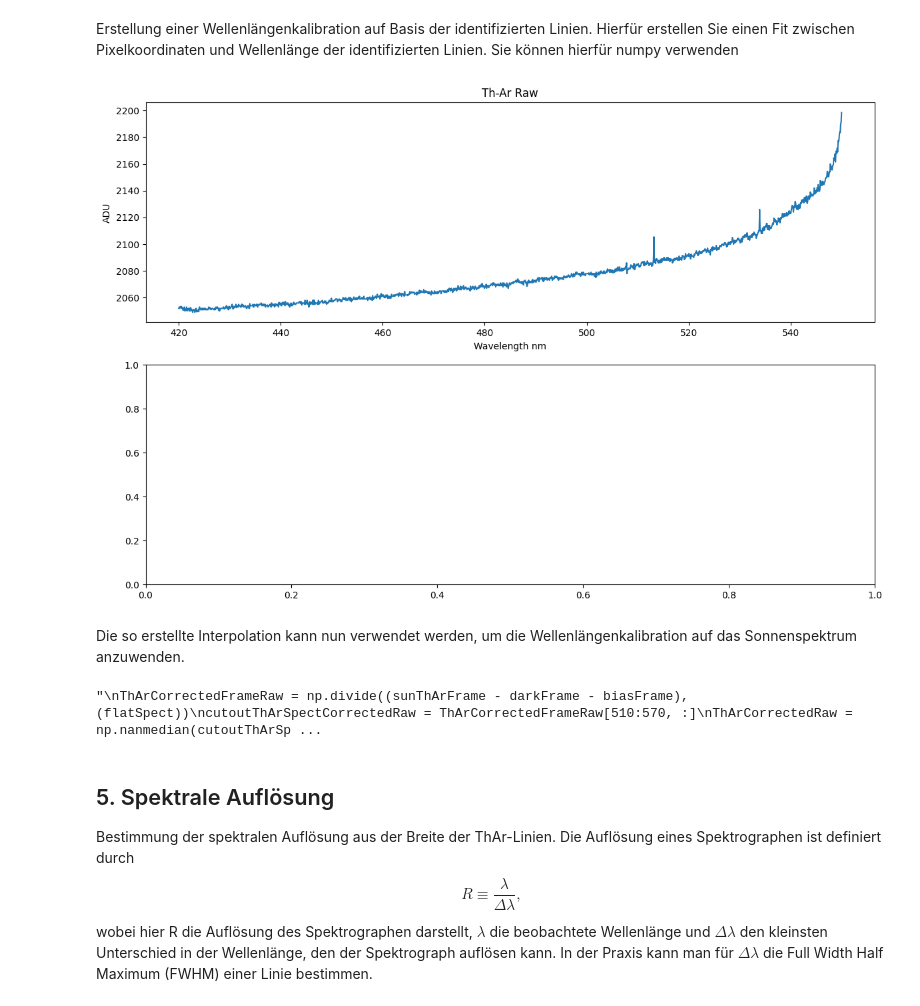
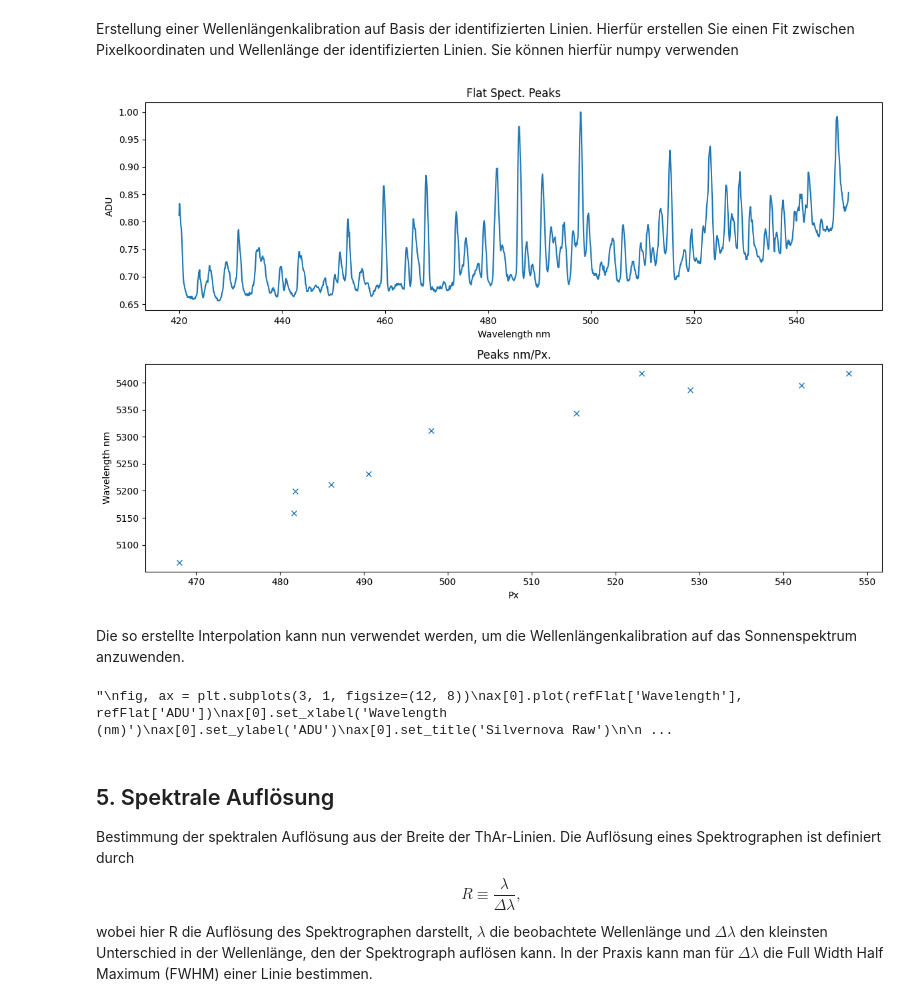
Before and after one commit to B0whunt3r21/AstroPrak, a Jupyter notebook: SolarSpectrum/Auswertungshilfe.ipynb, the cells around one changed output. Cells and saved outputs as stored; diff of their text form; code cells hidden in the pictures.

```diff
--- a/SolarSpectrum/Auswertungshilfe.ipynb
+++ b/SolarSpectrum/Auswertungshilfe.ipynb
@@ -97,16 +98,21 @@ cutoutFilter_I = Filters['Filter'][1][780:990, 350:410]
 filterI = np.nanmedian(cutoutFilter_I, axis=0)
 
 #Cutout Spectra
-cutoutSunSpect = sunThArFrame[350:410, :]
+cutoutSunSpect = sunThArFrame[420:550, :]
 sunSpect = np.nanmedian(cutoutSunSpect, axis=0)
-cutoutThArSpect = sunThArFrame[510:570, :]
+cutoutThArSpect = sunThArFrame[600:670, :]
 ThArSpect = np.nanmedian(cutoutThArSpect, axis=0)
-cutoutFlatSpect = flatFrame[350:410, :]
+cutoutFlatSpect = flatFrame[420:550, :]
 flatSpect = np.nanmedian(cutoutFlatSpect, axis=0)
 
 
 '''# Speichern als FITS-Tabelle
-from astropy.table import Table
-table = Table(data=[np.arange(len(spectrum_flat)), spectrum_flat], names=["Pixel", "Flux (ADU)"])
-table.write("/path/to/table.fits")'''
+table = Table(data=[np.arange(len(biasFrame)), biasFrame], names=["Pixel", "Flux (ADU)"])
+table.write(ROOT+PATH+"biasStack.fits")
+table = Table(data=[np.arange(len(darkFrame)), darkFrame], names=["Pixel", "Flux (ADU)"])
+table.write(ROOT+PATH+"darkStack.fits")
+table = Table(data=[np.arange(len(flatFrame)), flatFrame], names=["Pixel", "Flux (ADU)"])
+table.write(ROOT+PATH+"flatStack.fits")
+table = Table(data=[np.arange(len(sunThArFrame)), sunThArFrame], names=["Pixel", "Flux (ADU)"])
+table.write(ROOT+PATH+"sunThArStack.fits")'''
 # %% [output]
@@ -159,26 +156,41 @@ Erstellung einer Wellenlängenkalibration auf Basis der identifizierten Linien.
 # %%
 # Fit zwischen Pixel und Wellenlänge mittels Polynom 2. Ordnung
 
-peaks, props = find_peaks(ThArSpect, prominence=(None, 1))
+peaks, props = find_peaks(flatSpectNorm, height=(0.87, 1))
 
 #coeff = np.polynomial.Polynomial.fit(pixel, wavelength, 2)
 
 fig, ax = plt.subplots(2, 1, figsize=(12, 8))
-ax[0].plot(xAxis, ThArSpect)
-#ax[0].plot(peaks, ThArSpect[peaks], marker='x')
+ax[0].plot(xAxis, flatSpectNorm)
+#ax[0].plot(peaks, flatSpectNorm[peaks], marker='x', linestyle='')
 ax[0].set_xlabel('Wavelength nm')
 ax[0].set_ylabel('ADU')
-ax[0].set_title('Th-Ar Raw')
+ax[0].set_title('Flat Spect. Peaks')
 
-'''ax[1].plot(xAxis, xAxis[peaks])
-ax[1].set_xlabel('Wavelength nm')
-ax[1].set_ylabel('ADU')
-ax[1].set_title('Peaks')
-'''
+
+nmData = [
+    5067.9736
+    ,5158.6040
+    ,5199.1636
+    ,5211.2305
+    ,5231.1597
+    ,5312.0020
+    ,5343.5811
+    ,5417.4858
+    ,5386.6108
+    ,5394.7607
+    ,5417.4858
+]
+
+ax[1].plot(xAxis[peaks], nmData, marker='x', linestyle='')
+ax[1].set_xlabel('Px')
+ax[1].set_ylabel('Wavelength nm')
+ax[1].set_title('Peaks nm/Px.')
+
 plt.tight_layout()
 plt.show()
 # %% [output]
-[figure, old version]
+[figure, new version]
 # %% [markdown]
 Die so erstellte Interpolation kann nun verwendet werden, um die Wellenlängenkalibration auf das Sonnenspektrum anzuwenden.
 # %%
@@ -210,8 +222,29 @@ ax[2].set_title('Th-Ar Corrected')
 
 plt.tight_layout()
 plt.show()'''
+
+'''
+fig, ax = plt.subplots(3, 1, figsize=(12, 8))
+ax[0].plot(refFlat['Wavelength'], refFlat['ADU'])
+ax[0].set_xlabel('Wavelength (nm)')
+ax[0].set_ylabel('ADU')
+ax[0].set_title('Silvernova Raw')
+
+ax[1].plot(xAxis, flatSpect)
+ax[1].set_xlabel('Wavelength (nm)')
+ax[1].set_ylabel('ADU')
+ax[1].set_title('Flat Raw')
+
+ax[2].plot(xAxis, flatCorrected)
+ax[2].set_xlabel('Wavelength (nm)')
+ax[2].set_ylabel('ADU')
+ax[2].set_title('Flat Corrected')
+
+plt.tight_layout()
+plt.show()
+'''
 # %% [output]
-"\nThArCorrectedFrameRaw = np.divide((sunThArFrame - darkFrame - biasFrame), (flatSpect))\ncutoutThArSpectCorrectedRaw = ThArCorrectedFrameRaw[510:570, :]\nThArCorrectedRaw = np.nanmedian(cutoutThArSp ...
+"\nfig, ax = plt.subplots(3, 1, figsize=(12, 8))\nax[0].plot(refFlat['Wavelength'], refFlat['ADU'])\nax[0].set_xlabel('Wavelength (nm)')\nax[0].set_ylabel('ADU')\nax[0].set_title('Silvernova Raw')\n\n ...
 # %% [markdown]
 ## 5. Spektrale Auflösung
 
```
Also changed, not shown: parts of 3 cells of this notebook.
